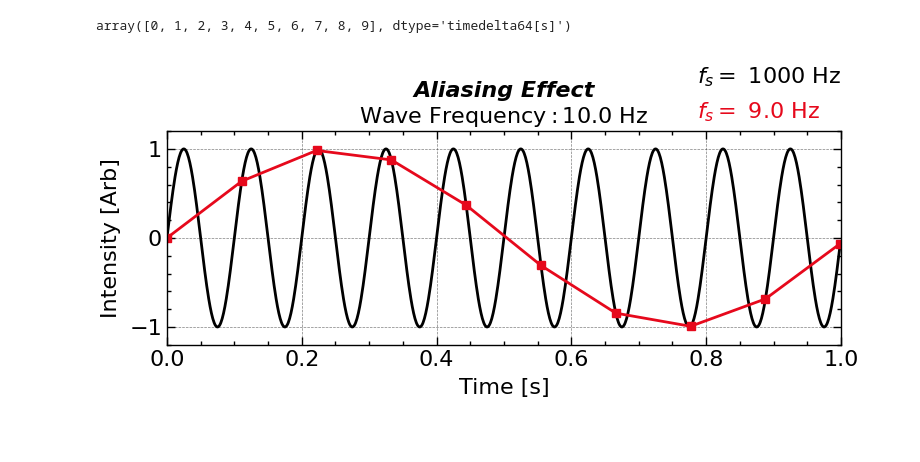
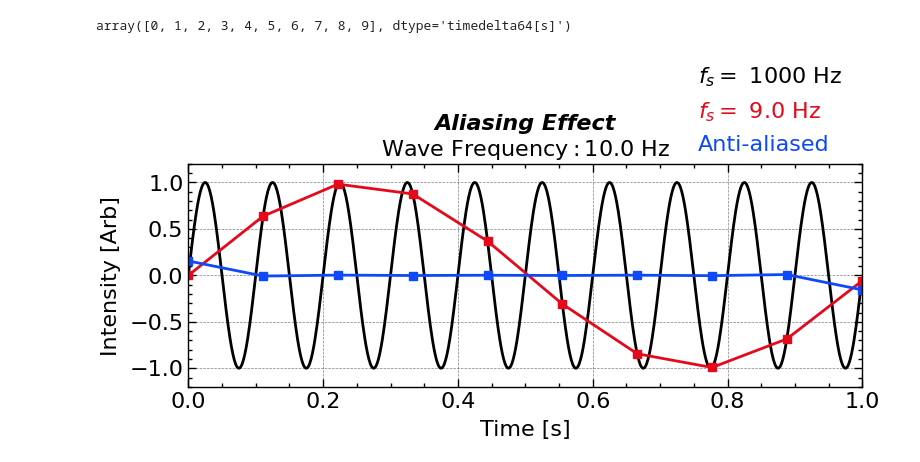
Before and after one commit to jiutongzhao/Time-Series-Data-Analysis, a Jupyter notebook: chap1.ipynb, the cells around one changed output. Drawn from its saved outputs; the diff is of its cells as text; code cells hidden in the pictures; blank space fills up the shorter version.

```diff
--- a/chap1.ipynb
+++ b/chap1.ipynb
@@ -197,34 +197,37 @@ ax1 = plt.subplot(1, 1, 1)
 omega0 = 2 * np.pi * 10.0
 N = 1000
 N_DOWNSAMPLE = 111
 t = np.linspace(0, 1, N, endpoint=False)
 dt = t[1] - t[0]
 fs = 1 / dt
 sig = np.sin(omega0 * t) + np.random.randn(t.size) * 0.0
 # ax1.plot(time, signal, 'k-', label = 'Signal')
 ax1.plot(t, sig, 'k-', label=r'$\mathit{f_s}=$' + ' %d Hz' % fs)
 ax1.plot(t[::N_DOWNSAMPLE], sig[::N_DOWNSAMPLE], 'C1-', label='$f_s=$ %.1f Hz' % (fs / N_DOWNSAMPLE), markersize=6, fillstyle = 'full')
 ax1.plot(t[::N_DOWNSAMPLE], sig[::N_DOWNSAMPLE], 'C1s', markersize=6, fillstyle = 'full')
 
+ax1.plot(t[::N_DOWNSAMPLE], scipy.signal.decimate(sig, N_DOWNSAMPLE, ftype='fir', zero_phase=True), 'C0-', label='Anti-aliased')
+ax1.plot(t[::N_DOWNSAMPLE], scipy.signal.decimate(sig, N_DOWNSAMPLE, ftype='fir', zero_phase=True), 'C0s', markersize=6, fillstyle = 'full')
+
 # plt.title('Signal')
 plt.xlabel('Time [s]')
 plt.ylabel('Intensity [Arb]')
 
 ax1.set_xlim(0, 1)
 ax1.set_ylim(-1.2, 1.2)
 
 # ax1.legend(loc='upper center', frameon=False, ncol = 3, bbox_to_anchor=(0.5, 1.18))
 # ax1.set_title('Aliasing', y = 1.13, **title_font)
 
-ax1.legend(loc='upper right', frameon=False, ncol = 1, bbox_to_anchor=(1.03, 1.4), labelcolor="linecolor", handlelength = 0, handletextpad = 0, )
+ax1.legend(loc='lower right', frameon=False, ncol = 1, bbox_to_anchor=(1., 0.95), labelcolor="linecolor", handlelength = 0, handletextpad = 0, )
 ax1.set_title('Aliasing Effect\n' + r'$\mathrm{Wave\ Frequency: %.1f\ Hz}$' % (omega0 / 2 / np.pi),  **title_font)
 
 plt.tight_layout()
 
 plt.savefig(save_path + 'figure_aliasing' + '.png',bbox_inches='tight',dpi=300)
 
 plt.show()
 # %% [output]
-[figure, old version]
+[figure, new version]
 # %%
 plt.close()
```
Also changed, not shown: parts of 6 cells of this notebook, 33 other files.
